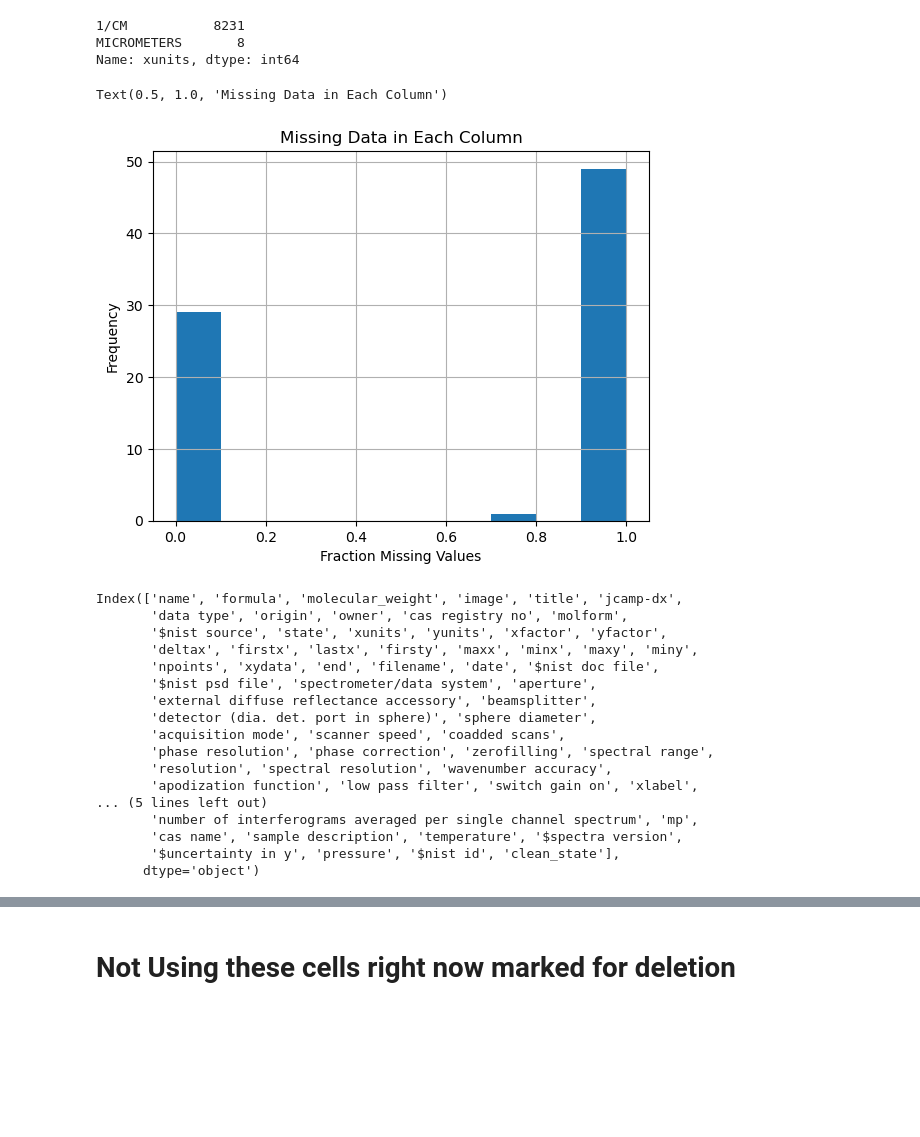
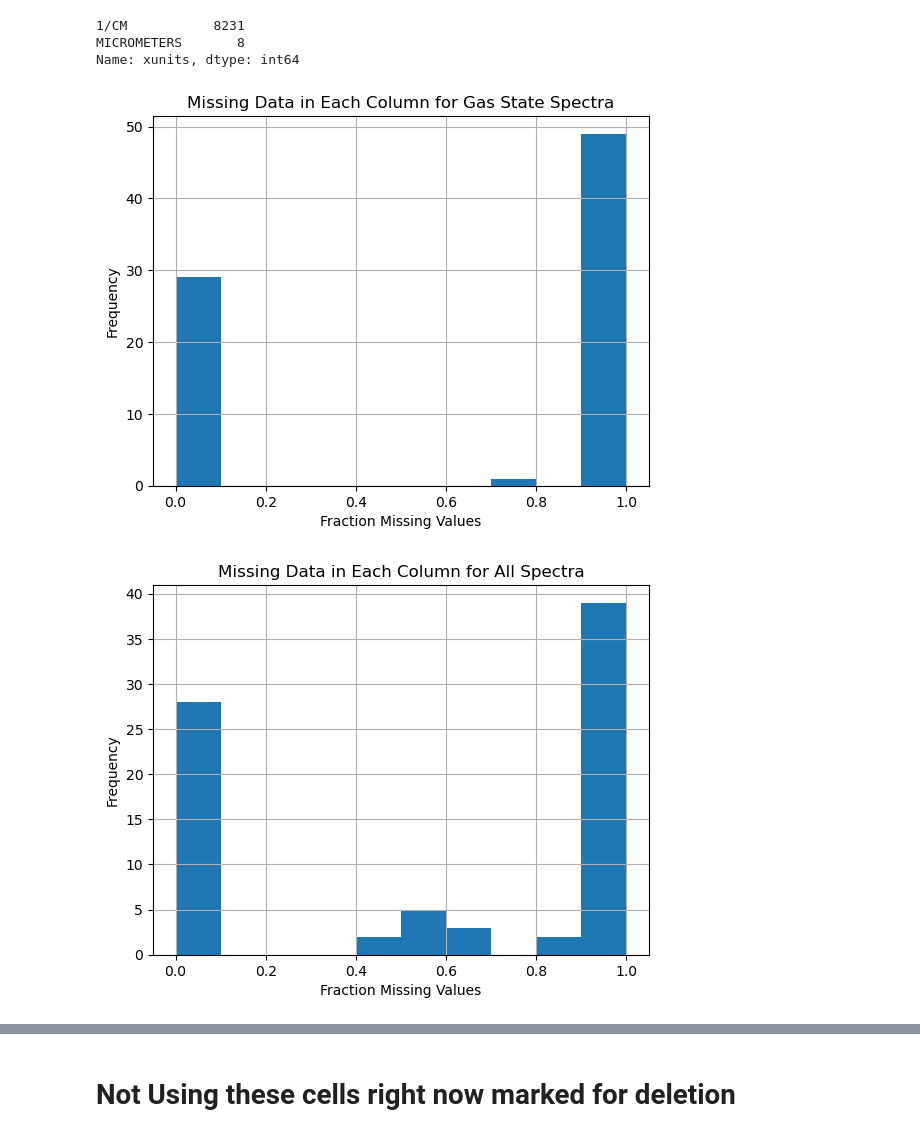
Before and after one commit to kevinpatrickkent/NIST-IR-MachineLearning, a Jupyter notebook: NISTWebbookML.ipynb, the cells around one changed output, grey strips where cells are left out. Saved outputs shown, nothing was run; the diff lists cells and outputs as text; code cells hidden in the pictures; blank space fills up the shorter version.

```diff
--- a/NISTWebbookML.ipynb
+++ b/NISTWebbookML.ipynb
@@ -388,33 +380,21 @@ MICROMETERS       8
 Name: xunits, dtype: int64
 # %%
 # How many NaNs?  Need to look into this a bit further - probably several columns I can just drop
+# Focussing on gas spectra right now to get a good intermediate product.  However, there are columns
+# that appear to be more important for other states (solid, solution, liquid).  Will need to investigate
+# other states prior to dropping columns.
 
 ax = (df.loc[gas,:].isna().sum()/df.loc[gas,:].shape[0]).hist()
 ax.set_xlabel('Fraction Missing Values')
 ax.set_ylabel('Frequency')
-ax.set_title('Missing Data in Each Column')
+ax.set_title('Missing Data in Each Column for Gas State Spectra')
+plt.show()
+
+ax = (df.isna().sum()/df.shape[0]).hist()
+ax.set_xlabel('Fraction Missing Values')
+ax.set_ylabel('Frequency')
+ax.set_title('Missing Data in Each Column for All Spectra')
+plt.show()
 # %% [output]
-Text(0.5, 1.0, 'Missing Data in Each Column')
-[figure, old version]
+[figure, new version]
+[figure, added]
-# %%
-# Getting a quick look at the columns so I can choose which ones to convert from wavelenght to wavenumber
-
-df.columns
-# %% [output]
-Index(['name', 'formula', 'molecular_weight', 'image', 'title', 'jcamp-dx',
-       'data type', 'origin', 'owner', 'cas registry no', 'molform',
-       '$nist source', 'state', 'xunits', 'yunits', 'xfactor', 'yfactor',
-       'deltax', 'firstx', 'lastx', 'firsty', 'maxx', 'minx', 'maxy', 'miny',
-       'npoints', 'xydata', 'end', 'filename', 'date', '$nist doc file',
-       '$nist psd file', 'spectrometer/data system', 'aperture',
-       'external diffuse reflectance accessory', 'beamsplitter',
-       'detector (dia. det. port in sphere)', 'sphere diameter',
-       'acquisition mode', 'scanner speed', 'coadded scans',
-       'phase resolution', 'phase correction', 'zerofilling', 'spectral range',
-       'resolution', 'spectral resolution', 'wavenumber accuracy',
-       'apodization function', 'low pass filter', 'switch gain on', 'xlabel',
-... (5 lines left out)
-       'number of interferograms averaged per single channel spectrum', 'mp',
-       'cas name', 'sample description', 'temperature', '$spectra version',
-       '$uncertainty in y', 'pressure', '$nist id', 'clean_state'],
-      dtype='object')
```
Also changed, not shown: parts of 31 cells of this notebook.
